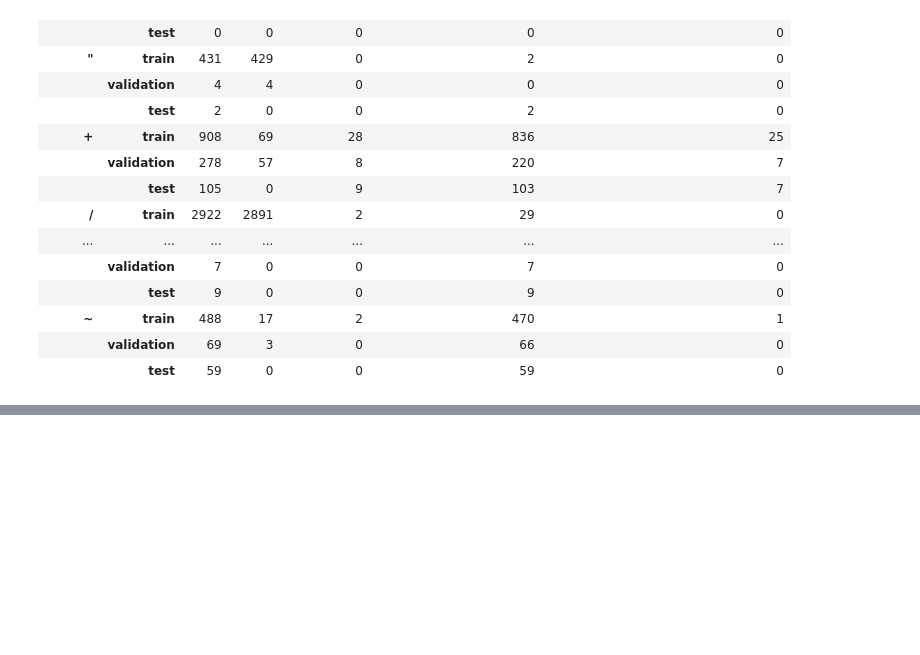
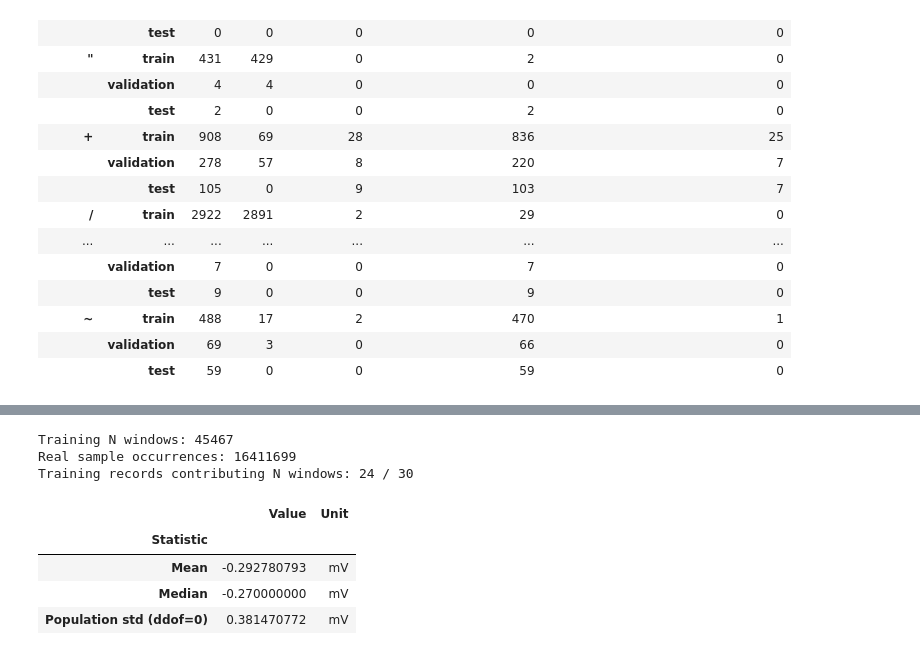
Before and after one commit to gabrielbozek/ecg-anomaly, a Jupyter notebook: notebooks/EDA.ipynb, the cells around one changed output, grey strips where cells are left out. Drawn from its saved outputs; the diff is of its cells as text; code cells hidden in the pictures; blank space fills up the shorter version.

```diff
--- a/notebooks/EDA.ipynb
+++ b/notebooks/EDA.ipynb
@@ -678,0 +721,32 @@ with pd.option_context("display.max_rows", None):
+# %%
+import pandas as pd
+from IPython.display import display
+
+preprocessing_splits = pd.read_csv(project_root / "data/record_splits.csv", dtype=str)
+validate_record_splits(preprocessing_splits, record_ids)
+training_record_ids = tuple(preprocessing_splits.loc[preprocessing_splits["split"] == "train", "record_id"])
+training_statistics = fit_training_statistics(
+    iter_training_n_windows(project_root / "data/raw/mitdb-1.0.0", training_record_ids),
+    training_record_ids=training_record_ids,
+)
+training_statistics_table = pd.DataFrame(
+    {
+        "Value": [training_statistics.mean, training_statistics.median, training_statistics.std],
+        "Unit": [training_statistics.unit] * 3,
+    },
+    index=pd.Index(["Mean", "Median", "Population std (ddof=0)"], name="Statistic"),
+)
+with pd.option_context("display.precision", 9):
+    display(training_statistics_table)
+print(f"Training N windows: {training_statistics.window_count}")
+print(f"Real sample occurrences: {training_statistics.sample_count}")
+print(f"Training records contributing N windows: {len(training_statistics.record_ids)} / {len(training_record_ids)}")
+# %% [output]
+Training N windows: 45467
+Real sample occurrences: 16411699
+Training records contributing N windows: 24 / 30
+|  | Value | Unit |
+| Statistic |  |  |
+| Mean | -0.292780793 | mV |
+| Median | -0.270000000 | mV |
+| Population std (ddof=0) | 0.381470772 | mV |
```
Also changed, not shown: parts of 4 cells of this notebook, 2 other files.
